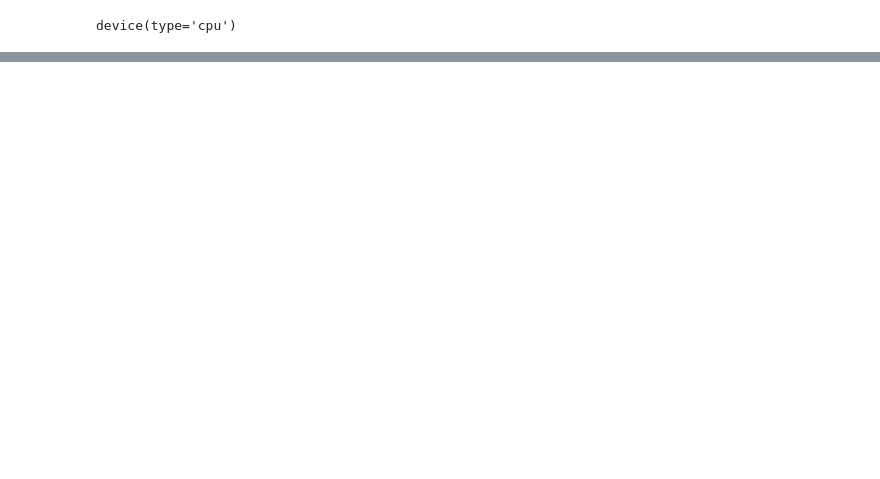
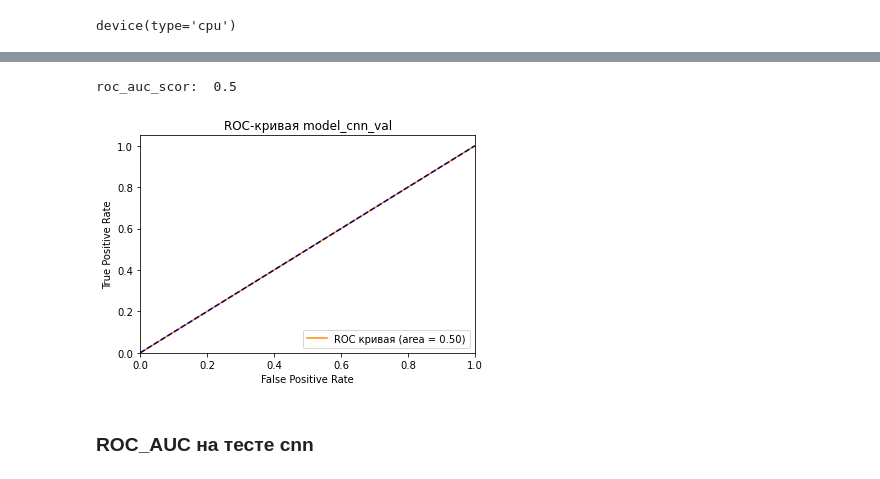
Before and after one commit to Ni-oS/GAN-bacteries, a Jupyter notebook: biN.ipynb, the cells around one changed output, grey strips where cells are left out. Cells and saved outputs as stored; diff of their text form; code cells hidden in the pictures; blank space fills up the shorter version.

```diff
--- a/biN.ipynb
+++ b/biN.ipynb
@@ -559,0 +802,11 @@ df.tail(20)
+# %%
+oracle = dict(val_df[['seq','binary']].values)
+
+df3 = quick_seq_pred(model_cnn, oracle.keys(), oracle)
+# %%
+graph_roc(df3,"model_cnn_val")
+# %% [output]
+roc_auc_scor:  0.5
+[figure, added]
+# %% [markdown]
+### ROC_AUC на тесте cnn
```
Also changed, not shown: parts of 65 cells of this notebook.
